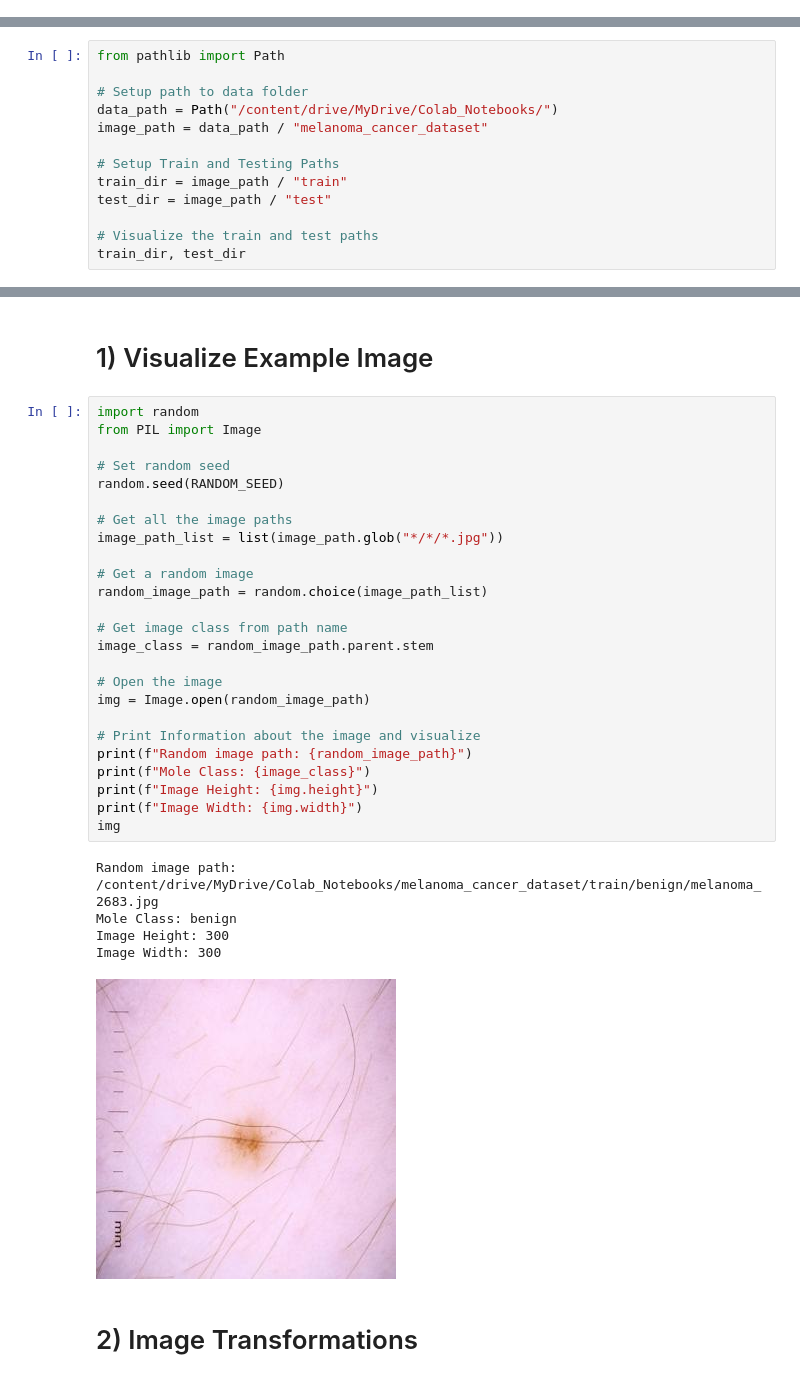
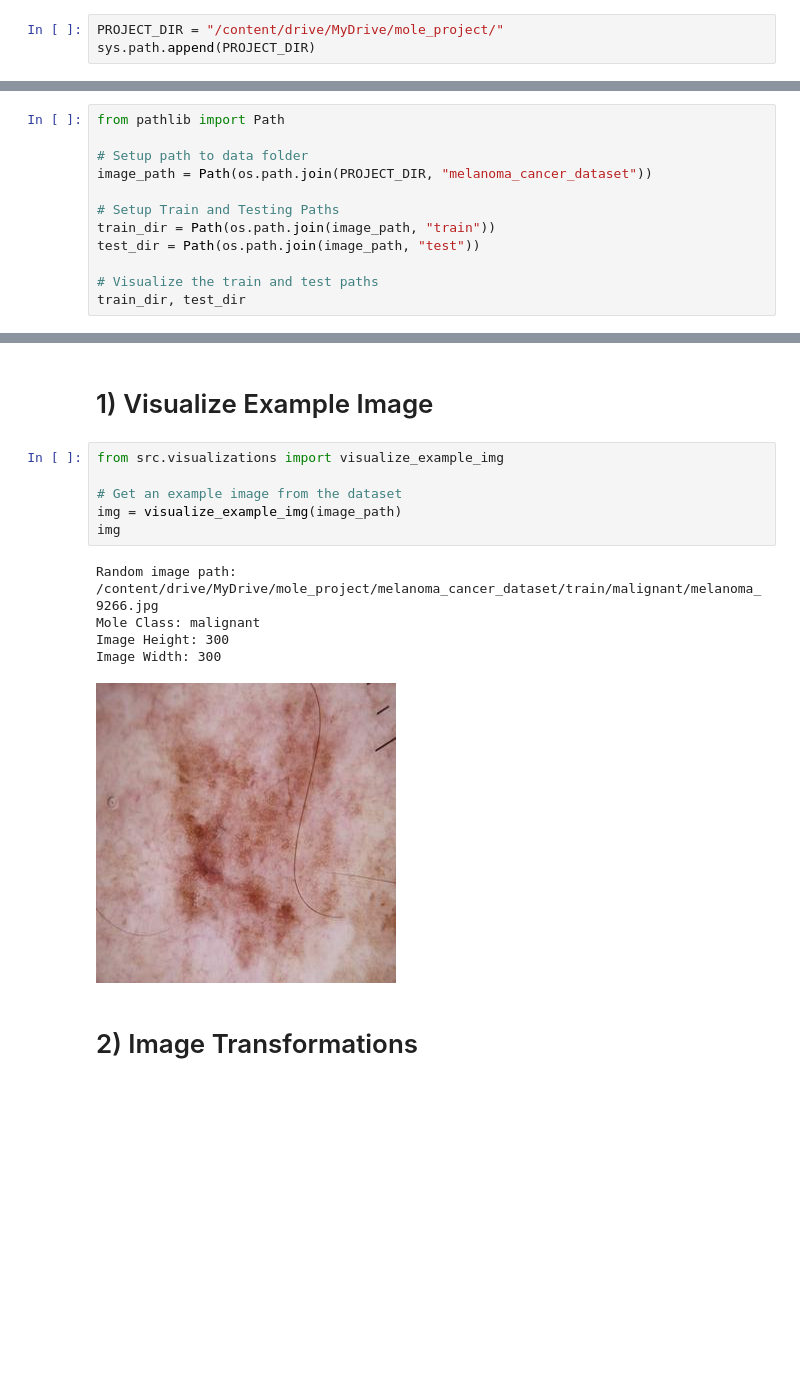
Before and after one commit to noahkeogh/Convolutional-Neural-Networks-to-Identify-Malignant-Moles, a Jupyter notebook: Tiny_VGG_Model_Training.ipynb, the cells around one changed output, grey strips where cells are left out. Cells and saved outputs as stored; diff of their text form; blank space fills up the shorter version.

Commit message:
rearranged project

```diff
--- a/Tiny_VGG_Model_Training.ipynb
+++ b/Tiny_VGG_Model_Training.ipynb
@@ -35,15 +32,17 @@ AUGMENTATION = True
+# %%
+PROJECT_DIR = "/content/drive/MyDrive/mole_project/"
+sys.path.append(PROJECT_DIR)
 # %% [markdown]
 # File Paths
 # %%
 from pathlib import Path
 
 # Setup path to data folder
-data_path = Path("/content/drive/MyDrive/Colab_Notebooks/")
-image_path = data_path / "melanoma_cancer_dataset"
+image_path = Path(os.path.join(PROJECT_DIR, "melanoma_cancer_dataset"))
 
 # Setup Train and Testing Paths
-train_dir = image_path / "train"
-test_dir = image_path / "test"
+train_dir = Path(os.path.join(image_path, "train"))
+test_dir = Path(os.path.join(image_path, "test"))
 
 # Visualize the train and test paths
 train_dir, test_dir
@@ -53,35 +52,16 @@ train_dir, test_dir
 # %% [markdown]
 # 1) Visualize Example Image
-# %%
-import random
-from PIL import Image
-
-# Set random seed
-random.seed(RANDOM_SEED)
-
-# Get all the image paths
-image_path_list = list(image_path.glob("*/*/*.jpg"))
-
-# Get a random image
-random_image_path = random.choice(image_path_list)
-
-# Get image class from path name
-image_class = random_image_path.parent.stem
-
-# Open the image
-img = Image.open(random_image_path)
-
-# Print Information about the image and visualize
-print(f"Random image path: {random_image_path}")
-print(f"Mole Class: {image_class}")
-print(f"Image Height: {img.height}")
-print(f"Image Width: {img.width}")
-img
-# %% [output]
-Random image path: /content/drive/MyDrive/Colab_Notebooks/melanoma_cancer_dataset/train/benign/melanoma_2683.jpg
-Mole Class: benign
-Image Height: 300
-Image Width: 300
-[figure, removed]
+# %%
+from src.visualizations import visualize_example_img
+
+# Get an example image from the dataset
+img = visualize_example_img(image_path)
+img
+# %% [output]
+Random image path: /content/drive/MyDrive/mole_project/melanoma_cancer_dataset/train/malignant/melanoma_9266.jpg
+Mole Class: malignant
+Image Height: 300
+Image Width: 300
+[figure, added]
 # %% [markdown]
 # 2) Image Transformations
```
Also changed, not shown: parts of 20 cells of this notebook, 9 other files.
